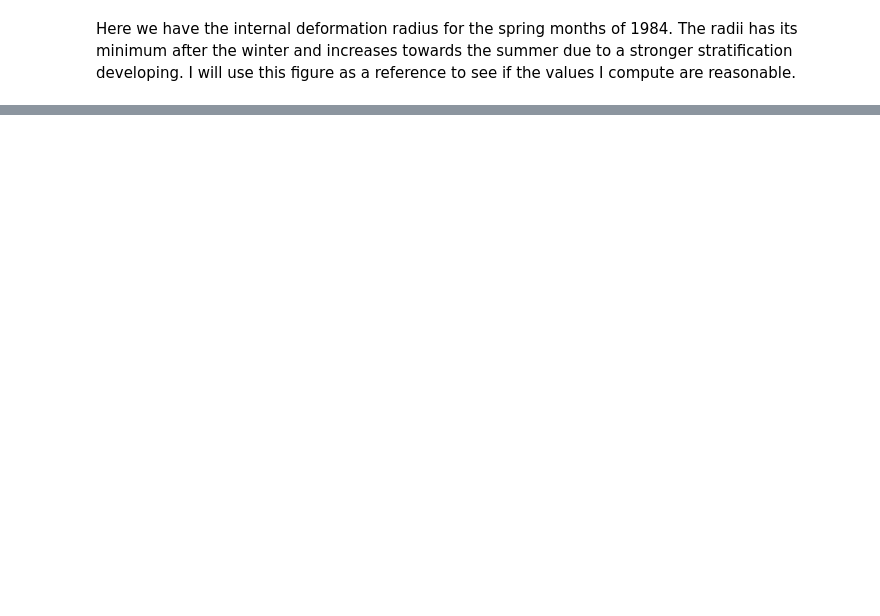
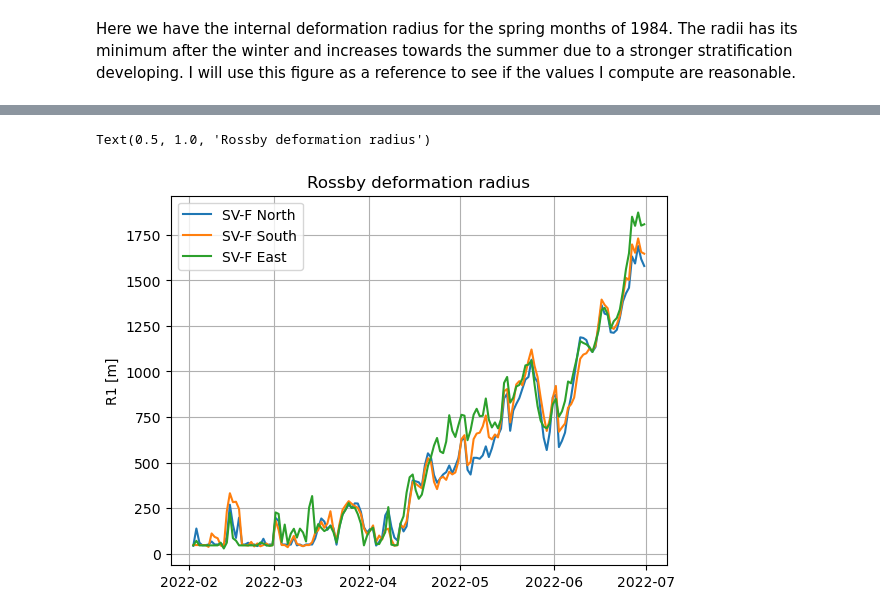
Before and after one commit to kjes4pres/MET_sommer25, a Jupyter notebook: rossby_radius.ipynb, the cells around one changed output, grey strips where cells are left out. Cells and saved outputs as stored; diff of their text form; code cells hidden in the pictures; blank space fills up the shorter version.

```diff
--- a/rossby_radius.ipynb
+++ b/rossby_radius.ipynb
@@ -157,0 +228,32 @@ start med å regne ut på dagsfil med/uten turbin. når metoden sitter -> lag pr
+# %%
+def extract_R1_all(files):
+    # Opening all files
+    full_ds = xr.open_mfdataset(files)
+
+    # Converting ocean_time from seconds since initialization to datetime values
+    ocean_time = full_ds.ocean_time.values
+    datetime_array = [datetime.fromtimestamp(ot) for ot in ocean_time]
+    full_ds['ocean_time'] = datetime_array
+
+    # Computing the rolling mean of rossby radius
+    R1 = full_ds.gamma_r
+
+    return R1
+# %%
+R1 = extract_R1_all(files)
+# %%
+fig, ax = plt.subplots()
+
+ax.plot(R1.ocean_time, R1.isel(eta_rho=j_N, xi_rho=i_N), label='SV-F North')
+ax.plot(R1.ocean_time, R1.isel(eta_rho=j_S, xi_rho=i_S), label='SV-F South')
+ax.plot(R1.ocean_time, R1.isel(eta_rho=j_E, xi_rho=i_E), label='SV-F East')
+
+ax.legend()
+ax.grid()
+
+ax.set_ylabel('R1 [m]')
+
+plt.title('Rossby deformation radius')
+# %% [output]
+Text(0.5, 1.0, 'Rossby deformation radius')
+[figure, added]
```
Also changed, not shown: parts of 31 cells of this notebook.
